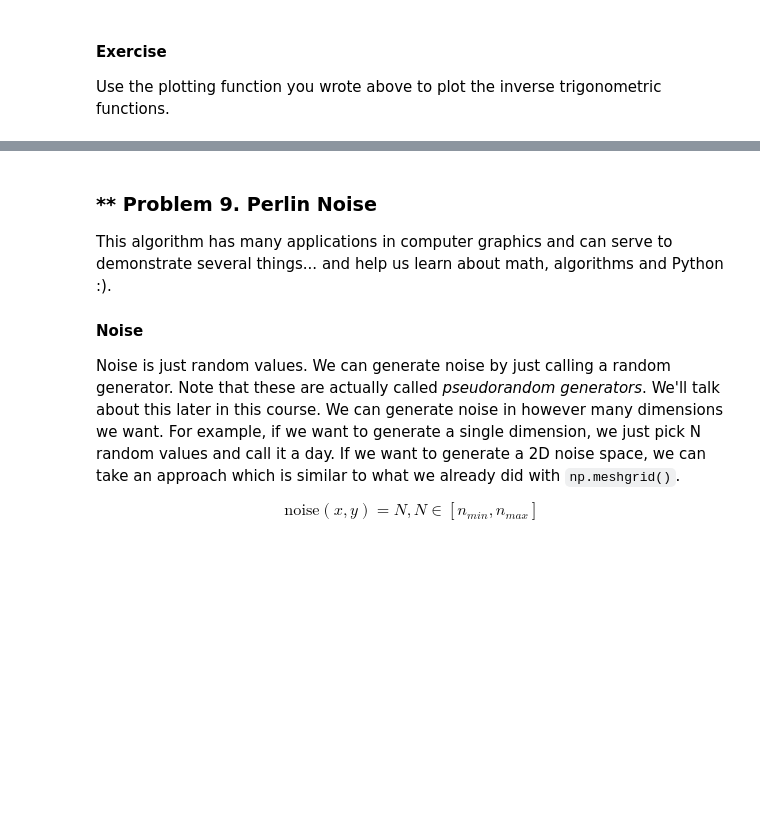
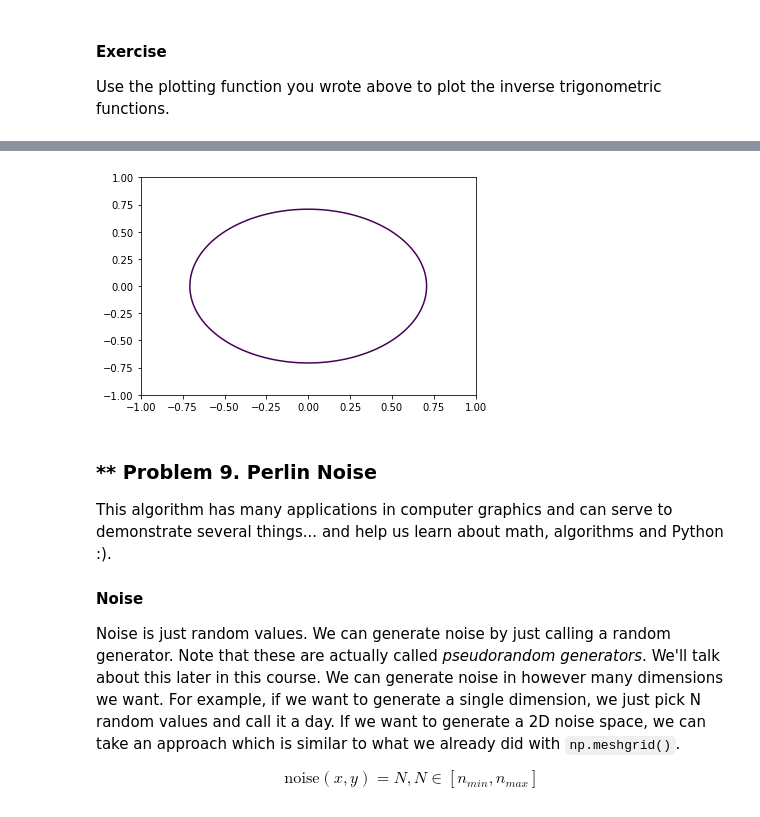
Before and after one commit to powerslider/ai_softuni, a Jupyter notebook: 01_Math_Concepts_For_Developers/02. High-School-Maths-Exercise/High-School Maths Exercise.ipynb, the cells around one changed output, grey strips where cells are left out. Drawn from its saved outputs; the diff is of its cells as text; code cells hidden in the pictures; blank space fills up the shorter version.

```diff
--- a/01_Math_Concepts_For_Developers/02. High-School-Maths-Exercise/High-School Maths Exercise.ipynb
+++ b/01_Math_Concepts_For_Developers/02. High-School-Maths-Exercise/High-School Maths Exercise.ipynb
@@ -601,11 +618,19 @@ Use the plotting function you wrote above to plot the inverse trigonometric func
 # %%
 def plot_circle(x_c, y_c, r):
     """
     Plots the circle with center C(x_c; y_c) and radius r.
     This corresponds to plotting the equation x^2 + y^2 = r^2
     """
-    # Write your code here
-    pass
+    x, y = np.meshgrid(x_c, y_c)
+    equation = x**2 + y**2 - r
+    plt.contour(x, y, equation, [0])
+
+x = np.linspace(-1.0, 1.0, 100)
+y = np.linspace(-1.0, 1.0, 100)
+r = 0.5
+plot_circle(x, y, r)
+# %% [output]
+[figure, added]
 # %% [markdown]
 ### ** Problem 9. Perlin Noise
 This algorithm has many applications in computer graphics and can serve to demonstrate several things... and help us learn about math, algorithms and Python :).
```
Also changed, not shown: parts of 10 cells of this notebook.
